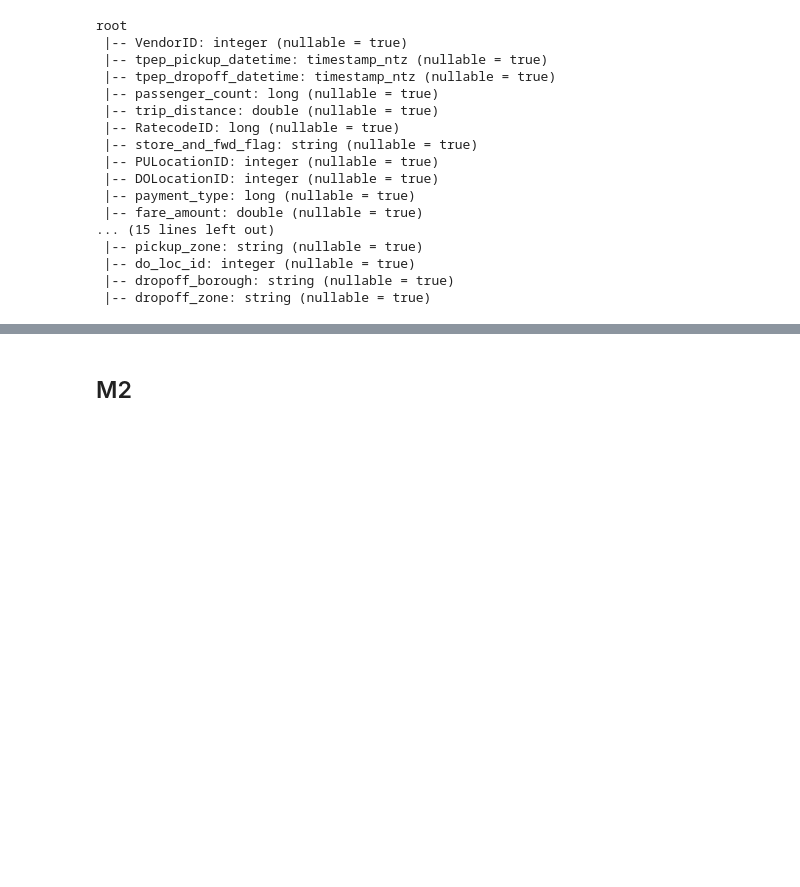
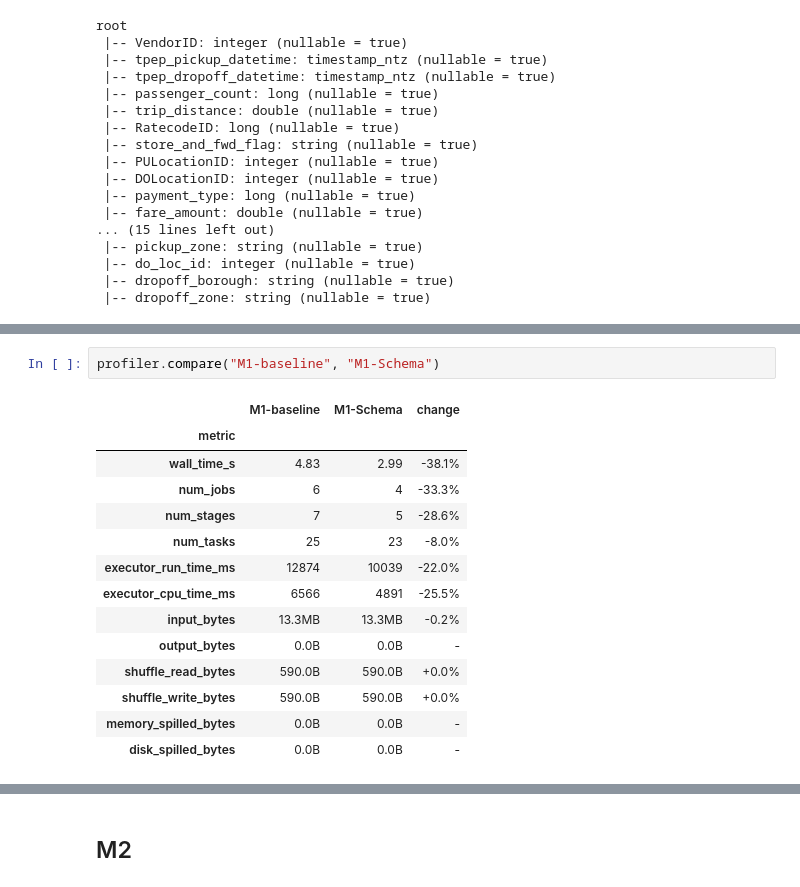
Before and after one commit to rafsilvafct/ComPar_proj1_77967, a Jupyter notebook: notebooks/project.ipynb, the cells around one changed output, grey strips where cells are left out. Cells and saved outputs as stored; diff of their text form; blank space fills up the shorter version.

```diff
--- a/notebooks/project.ipynb
+++ b/notebooks/project.ipynb
@@ -204,0 +199,17 @@ KeyboardInterrupt:
+# %%
+profiler.compare("M1-baseline", "M1-Schema")
+# %% [output]
+|  | M1-baseline | M1-Schema | change |
+| metric |  |  |  |
+| wall_time_s | 4.83 | 2.99 | -38.1% |
+| num_jobs | 6 | 4 | -33.3% |
+| num_stages | 7 | 5 | -28.6% |
+| num_tasks | 25 | 23 | -8.0% |
+| executor_run_time_ms | 12874 | 10039 | -22.0% |
+| executor_cpu_time_ms | 6566 | 4891 | -25.5% |
+| input_bytes | 13.3MB | 13.3MB | -0.2% |
+| output_bytes | 0.0B | 0.0B | - |
+| shuffle_read_bytes | 590.0B | 590.0B | +0.0% |
+| shuffle_write_bytes | 590.0B | 590.0B | +0.0% |
+| memory_spilled_bytes | 0.0B | 0.0B | - |
+| disk_spilled_bytes | 0.0B | 0.0B | - |
```
Also changed, not shown: parts of 16 cells of this notebook, 1 other file.
